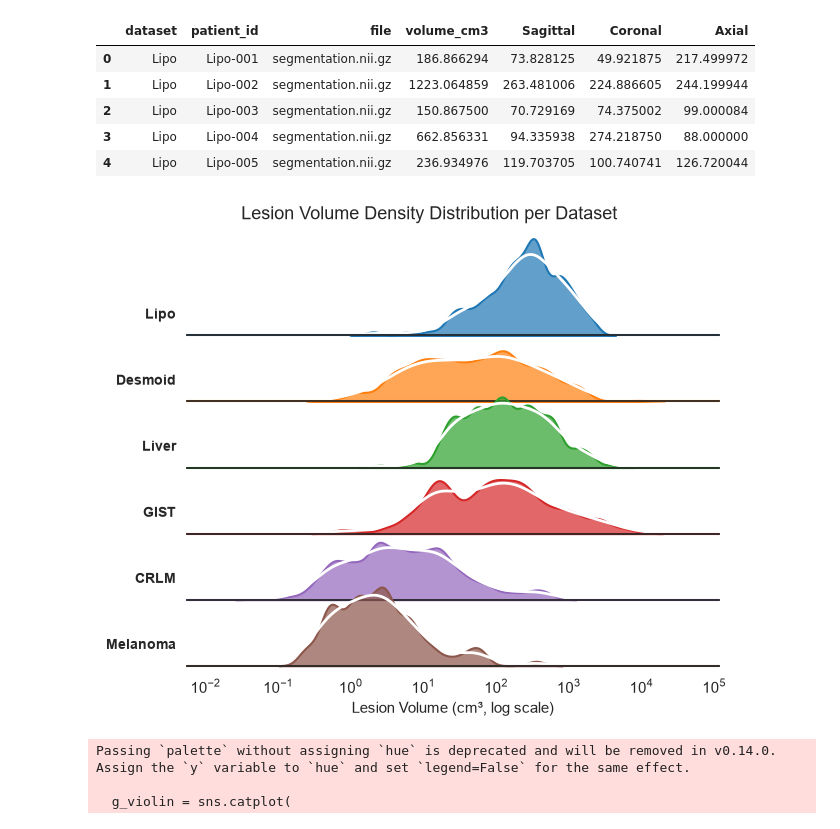
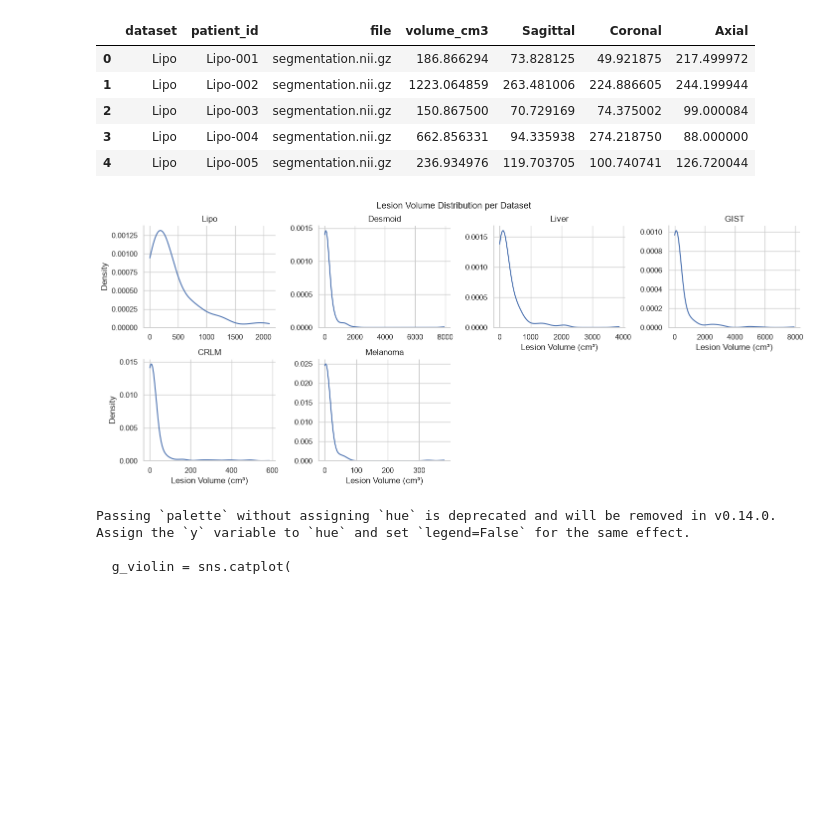
Before and after one commit to lukas-sek/fm-vs-radiomics-rare-cancers, a Jupyter notebook: worc_lesion_volume_axis_analysis.ipynb, the cells around one changed output. Drawn from its saved outputs; the diff is of its cells as text; code cells hidden in the pictures; blank space fills up the shorter version.

```diff
--- a/worc_lesion_volume_axis_analysis.ipynb
+++ b/worc_lesion_volume_axis_analysis.ipynb
@@ -77,55 +77,30 @@ df.head()
 | 3 | Lipo | Lipo-004 | segmentation.nii.gz | 662.856331 | 94.335938 | 274.218750 | 88.000000 |
 | 4 | Lipo | Lipo-005 | segmentation.nii.gz | 236.934976 | 119.703705 | 100.740741 | 126.720044 |
 # %%
-sns.set_theme(style="white", rc={"axes.facecolor": (0, 0, 0, 0)})
+sns.set_theme(style="whitegrid")
 
 active_datasets = [d for d in DATASETS if d in df["dataset"].unique()]
-palette = sns.color_palette("tab10", len(active_datasets))
 
-g = sns.FacetGrid(
-    df,
-    row="dataset",
-    hue="dataset",
-    aspect=7,
-    height=0.9,
-    palette=palette,
-    row_order=active_datasets,
+g = sns.displot(
+    data=df,
+    x="volume_cm3",
+    col="dataset",
+    col_wrap=4,
+    kind="kde",
+    cut=0,
+    common_norm=False,
+    facet_kws={"sharex": False, "sharey": False},
+    height=3,
+    aspect=1.2,
 )
 
-g.map(
-    sns.kdeplot,
-    "volume_cm3",
-    bw_adjust=0.5,
-    clip_on=False,
-    fill=True,
-    alpha=0.7,
-    linewidth=1.5,
-    log_scale=True,
-)
-g.map(sns.kdeplot, "volume_cm3", clip_on=False, color="w", lw=2, log_scale=True)
-g.map(plt.axhline, y=0, lw=1.5, clip_on=False)
-
-for i, ax in enumerate(g.axes.flat):
-    ax.text(
-        -0.02,
-        0.2,
-        active_datasets[i],
-        fontweight="bold",
-        fontsize=10,
-        transform=ax.transAxes,
-        ha="right",
-        va="center",
-    )
-
-g.set_titles("")
-g.set(yticks=[], ylabel="")
-g.despine(bottom=False, left=True)
-g.set_xlabels("Lesion Volume (cm³, log scale)", fontsize=11)
-plt.subplots_adjust(hspace=-0.35)
-plt.suptitle("Lesion Volume Density Distribution per Dataset", fontsize=13, y=0.98)
+g.set_titles(col_template="{col_name}")
+g.set_axis_labels("Lesion Volume (cm³)", "Density")
+g.fig.subplots_adjust(top=0.9)
+g.fig.suptitle("Lesion Volume Distribution per Dataset", fontsize=13)
 plt.show()
 # %% [output]
-[figure, old version]
+[figure, new version]
 # %%
 sns.set_theme(style="whitegrid")
 
```
Also changed, not shown: parts of 1 cell of this notebook, 3 other files.
